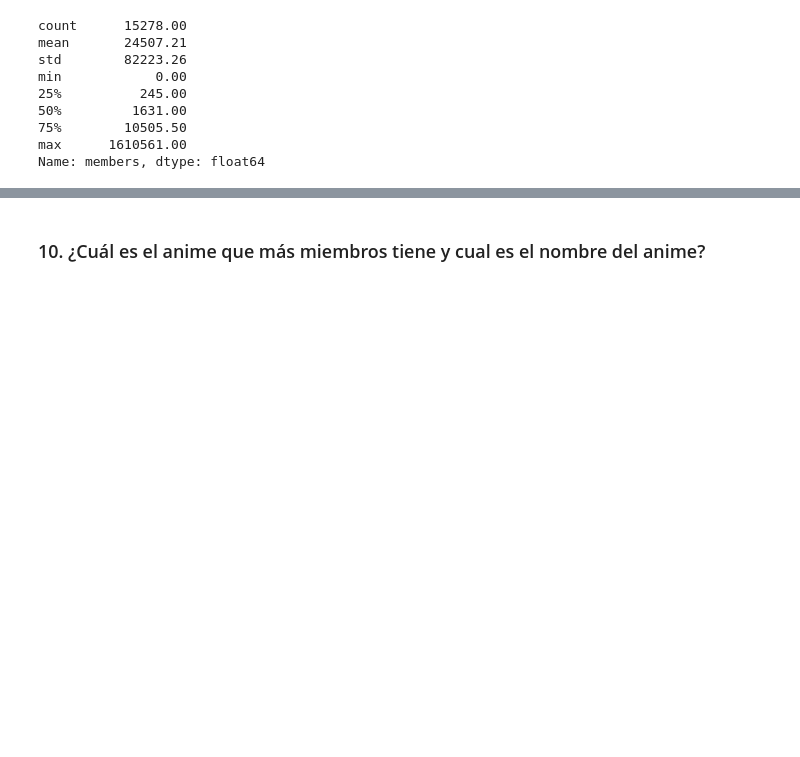
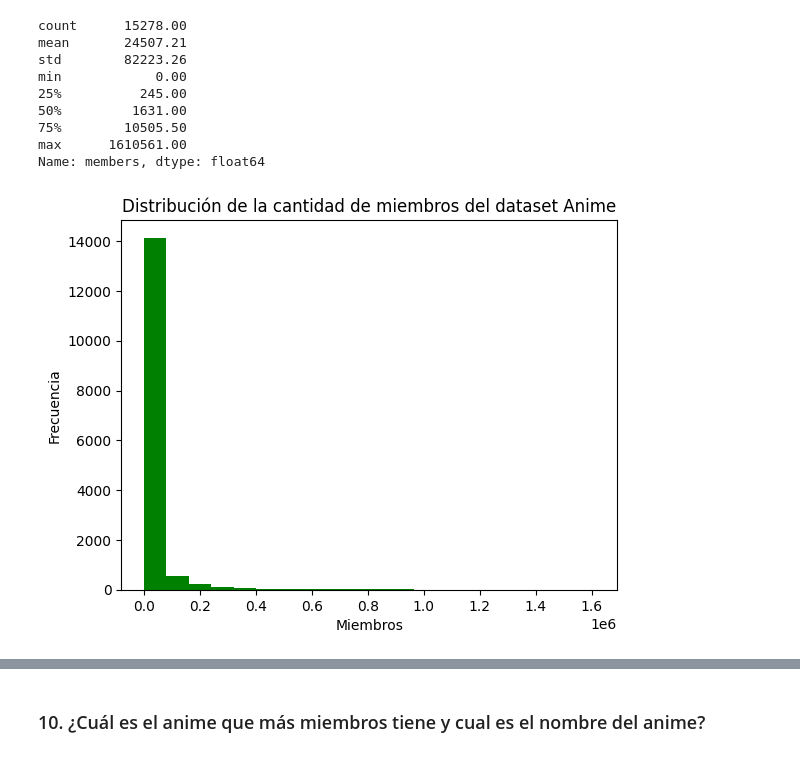
Before and after one commit to CrisDAndres/analisis_datos_proyecto1, a Jupyter notebook: analisis_anime.ipynb, the cells around one changed output, grey strips where cells are left out. Cells and saved outputs as stored; diff of their text form; code cells hidden in the pictures; blank space fills up the shorter version.

```diff
--- a/analisis_anime.ipynb
+++ b/analisis_anime.ipynb
@@ -327,3 +334,13 @@ min            0.00
 75%        10505.50
 max      1610561.00
 Name: members, dtype: float64
+# %%
+# Vamos a graficarlo
+
+df['members'].plot(kind='hist', bins=20, color='green')
+plt.title('Distribución de la cantidad de miembros del dataset Anime')
+plt.xlabel('Miembros')
+plt.ylabel('Frecuencia')
+plt.show()
+# %% [output]
+[figure, added]
```
Also changed, not shown: parts of 34 cells of this notebook, 1 other file.
